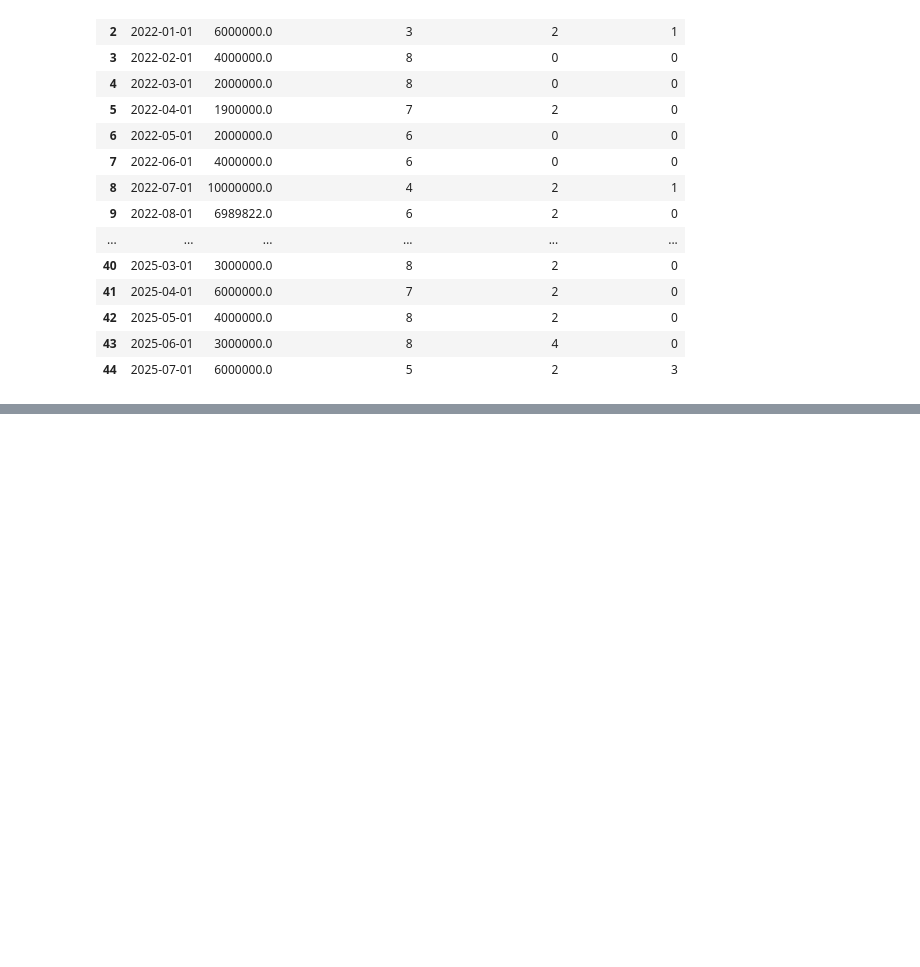
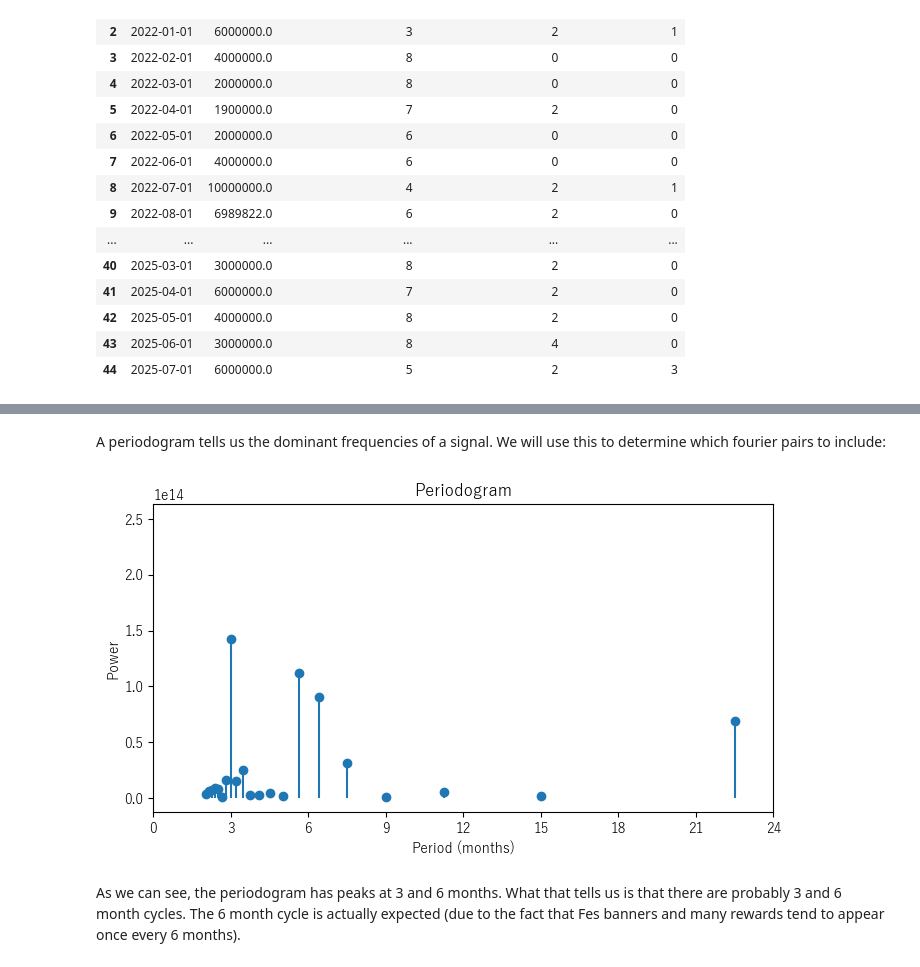
Before and after one commit to willowisp01/blue-archive-forecasting, a Jupyter notebook: analysis.ipynb, the cells around one changed output, grey strips where cells are left out. Cells and saved outputs as stored; diff of their text form; code cells hidden in the pictures; blank space fills up the shorter version.

Commit message:
Add Fourier features

```diff
--- a/analysis.ipynb
+++ b/analysis.ipynb
@@ -813,0 +900,8 @@ revenue
+# %%
+for event_type in event_jp['Notes'].unique():
+    event_type_df = event_jp[event_jp['Notes'] == event_type]
+    monthly_count_event_type = group_event_into_monthly_count(event_type_df)
+    monthly_count_event_type.rename(columns={'Event Count': f'{event_type} Count'}, inplace=True)
+    revenue = revenue.merge(monthly_count_event_type, on='Date')
+
+revenue
@@ -813,0 +933,21 @@ revenue
+# %% [markdown]
+A periodogram tells us the dominant frequencies of a signal. We will use this to determine which fourier pairs to include:
+# %%
+# Compute periodogram
+freqs, power = periodogram(revenue['JP'])
+
+# Plot
+periods = 1 / freqs[1:]  # skip 0 frequency to avoid division by zero
+
+plt.figure(figsize=(8,4))
+plt.stem(periods, power[1:], basefmt=" ")
+plt.xlabel("Period (months)")
+plt.ylabel("Power")
+plt.title("Periodogram")
+plt.xticks(np.arange(0, 24+1, 3))
+plt.xlim(0, 24)
+plt.show()
+# %% [output]
+[figure, added]
+# %% [markdown]
+As we can see, the periodogram has peaks at 3 and 6 months. What that tells us is that there are probably 3 and 6 month cycles. The 6 month cycle is actually expected (due to the fact that Fes banners and many rewards tend to appear once every 6 months).
```
Also changed, not shown: parts of 20 cells of this notebook.
